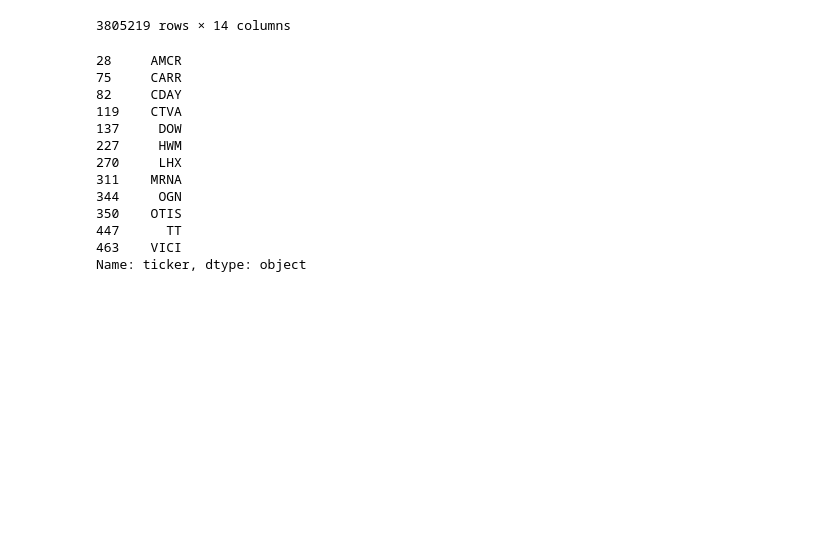
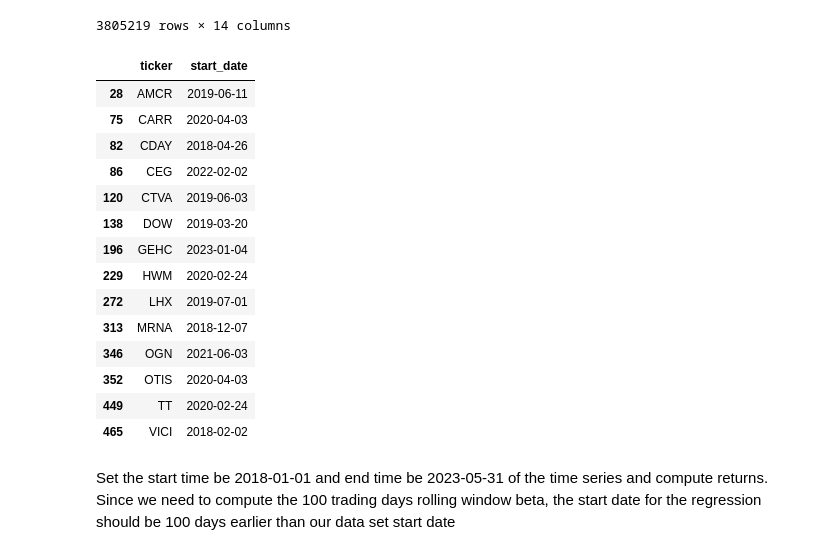
Before and after one commit to amberlee0516/ds4a-stock-price, a Jupyter notebook: Universe_and_Factors_Cindy.ipynb, the cells around one changed output. Saved outputs shown, nothing was run; the diff lists cells and outputs as text; code cells hidden in the pictures; blank space fills up the shorter version.

Commit message:
need explanation

```diff
--- a/Universe_and_Factors_Cindy.ipynb
+++ b/Universe_and_Factors_Cindy.ipynb
@@ -62,18 +62,23 @@ universe
 # %%
 # Filter out the stocks that are IPO after 2018-01-01
 SP500_start_date = universe.groupby('ticker').date.min().to_frame().reset_index().rename(columns = {'date': 'start_date'})
-SP500_start_date[SP500_start_date.start_date >= '2018-01-01'].ticker
+SP500_start_date[SP500_start_date.start_date >= '2018-01-01']
 # %% [output]
-28     AMCR
-75     CARR
-82     CDAY
-119    CTVA
-137     DOW
-227     HWM
-270     LHX
-311    MRNA
-344     OGN
-350    OTIS
-447      TT
-463    VICI
-Name: ticker, dtype: object
+|  | ticker | start_date |
+| 28 | AMCR | 2019-06-11 |
+| 75 | CARR | 2020-04-03 |
+| 82 | CDAY | 2018-04-26 |
+| 86 | CEG | 2022-02-02 |
+| 120 | CTVA | 2019-06-03 |
+| 138 | DOW | 2019-03-20 |
+| 196 | GEHC | 2023-01-04 |
+| 229 | HWM | 2020-02-24 |
+| 272 | LHX | 2019-07-01 |
+| 313 | MRNA | 2018-12-07 |
+| 346 | OGN | 2021-06-03 |
+| 352 | OTIS | 2020-04-03 |
+| 449 | TT | 2020-02-24 |
+| 465 | VICI | 2018-02-02 |
+# %% [markdown]
+Set the start time be 2018-01-01 and end time be 2023-05-31 of the time series and compute returns.
+Since we need to compute the 100 trading days rolling window beta, the start date for the regression should be 100 days earlier than our data set start date
```
Also changed, not shown: parts of 12 cells of this notebook, 1 other file.
